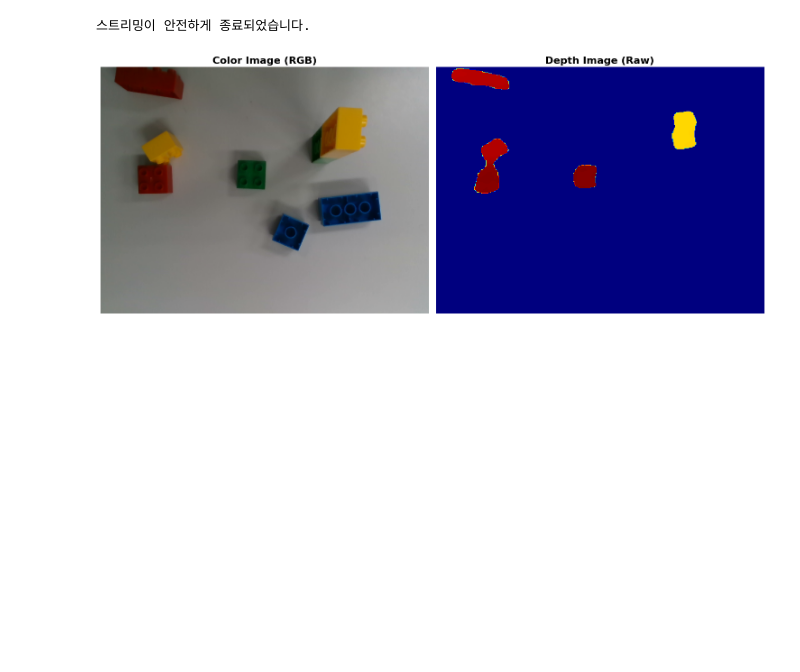
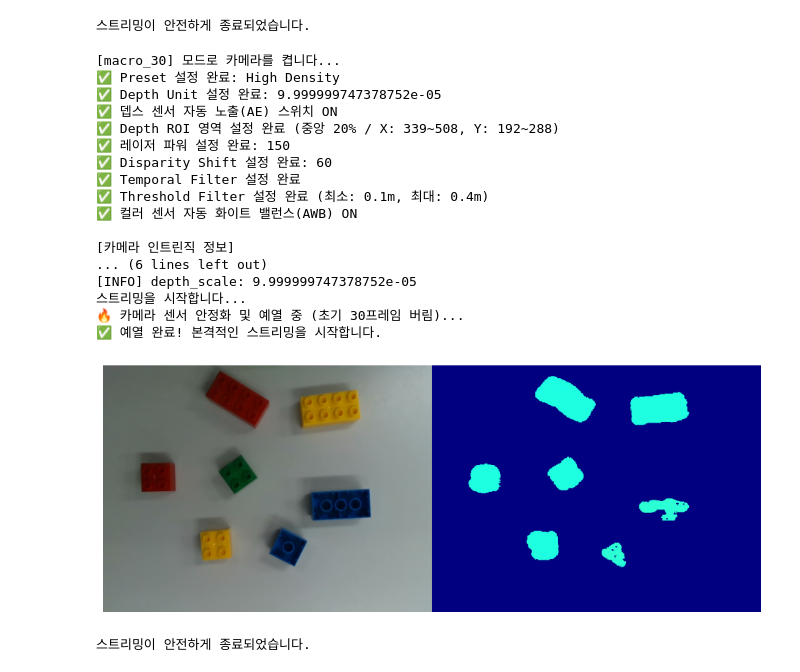
Before and after one commit to engineer0914/pointcloud_test, a Jupyter notebook: ttest/test.ipynb, the cells around one changed output. Cells and saved outputs as stored; diff of their text form; code cells hidden in the pictures; blank space fills up the shorter version.

```diff
--- a/ttest/test.ipynb
+++ b/ttest/test.ipynb
@@ -5310,7 +5310,7 @@ else:
 # %%
 import pyrealsense2 as rs
 import numpy as np
-
+import cv2
 # ==========================================
 # 🎯 카메라 상황별 맞춤 설정 (Profiles)
 # ==========================================
@@ -5331,7 +5331,7 @@ CAMERA_PROFILES = {
 
     # 2. 근접 30cm 모드: 듀플로 픽킹용 (정밀하고 어둡게)
     "macro_30": {
-        "preset_id": 3,              # High Accuracy (유광 블록 엣지 보존)
+        "preset_id": 4,              # High Accuracy (유광 블록 엣지 보존)
         "smooth_alpha": 0.1,         # 정지 상태에서 장노출 효과 (잔상 누적)
         "smooth_delta": 100,         # 노이즈를 찰흙처럼 강하게 뭉갬
         "min_dist": 0.10,
@@ -5615,25 +5615,68 @@ finally:
 # %%
 # depth_img, color_img
 
 import matplotlib.pyplot as plt
 
-# 1. 도화지(Figure) 준비: 1행 2열로 화면을 나눕니다.
-fig, axes = plt.subplots(1, 2, figsize=(15, 6))
+# 주피터 내 출력을 위한 matplotlib 피규어 준비
+fig, ax = plt.subplots(1, 1, figsize=(12, 6))
 
-# 2. 왼쪽 칸 (axes[0]): 컬러 이미지 출력
-axes[0].imshow(color_img)
-axes[0].set_title("Color Image (RGB)", fontsize=16, fontweight='bold')
-axes[0].axis('off') # 지저분한 X, Y축 눈금 숨기기
+current_mode = "macro_30" # "floor", "macro_30", "mid_50" 중 택 1
 
-# 3. 오른쪽 칸 (axes[1]): 뎁스 이미지 출력
-# 💡 꿀팁: 원본 뎁스(16비트 흑백)에 cmap='jet'를 주면 Matplotlib이 알아서
-# 최소/최대 거리를 계산해 무지개색으로 예쁘게 칠해줍니다!
-axes[1].imshow(depth_img, cmap='jet')
-axes[1].set_title("Depth Image (Raw)", fontsize=16, fontweight='bold')
-axes[1].axis('off')
+print(f"[{current_mode}] 모드로 카메라를 켭니다...")
 
-# 4. 여백을 깔끔하게 자동 조절하고 화면에 짠! 하고 보여주기
-plt.tight_layout()
-plt.show()
+pipeline, align, temp_filter, thres_filter = configure_realsense(**CAMERA_PROFILES[current_mode])
+
+
+intrinsics = get_aligned_intrinsics(pipeline)
+intrinsics_checker(pipeline)
+
+depth_scale = pipeline.get_active_profile().get_device().first_depth_sensor().get_depth_scale()
+print("[INFO] depth_scale:", depth_scale)
+
+print("스트리밍을 시작합니다...")
+
+print("🔥 카메라 센서 안정화 및 예열 중 (초기 30프레임 버림)...")
+for _ in range(30):
+    # wait_for_frames()만 호출하고, 변수에 담거나 처리하지 않고 그냥 허공에 날립니다.
+    pipeline.wait_for_frames()
+print("✅ 예열 완료! 본격적인 스트리밍을 시작합니다.\n")
+
+depth_img, color_img = get_aligned_frames(pipeline, align, temp_filter, thres_filter)
+
+depth_colormap = cv2.applyColorMap(cv2.convertScaleAbs(depth_img, alpha=0.03), cv2.COLORMAP_JET)
+depth_colormap_rgb = cv2.cvtColor(depth_colormap, cv2.COLOR_BGR2RGB)
+
+# 4. 컬러 영상과 뎁스 영상을 가로로 이어붙이기
+images = np.hstack((color_img, depth_colormap_rgb))
+
+# 5. 주피터 노트북에 실시간으로 그리기
+ax.clear()
+ax.imshow(images)
+ax.axis('off')
+
+display(fig)
+
+pipeline.stop()
+
+plt.close()
+print("스트리밍이 안전하게 종료되었습니다.")
 # %% [output]
+[macro_30] 모드로 카메라를 켭니다...
+✅ Preset 설정 완료: High Density
+✅ Depth Unit 설정 완료: 9.999999747378752e-05
+✅ 뎁스 센서 자동 노출(AE) 스위치 ON
+✅ Depth ROI 영역 설정 완료 (중앙 20% / X: 339~508, Y: 192~288)
+✅ 레이저 파워 설정 완료: 150
+✅ Disparity Shift 설정 완료: 60
+✅ Temporal Filter 설정 완료
+✅ Threshold Filter 설정 완료 (최소: 0.1m, 최대: 0.4m)
+✅ 컬러 센서 자동 화이트 밸런스(AWB) ON
+
+[카메라 인트린직 정보]
+... (6 lines left out)
+[INFO] depth_scale: 9.999999747378752e-05
+스트리밍을 시작합니다...
+🔥 카메라 센서 안정화 및 예열 중 (초기 30프레임 버림)...
+✅ 예열 완료! 본격적인 스트리밍을 시작합니다.
-[figure, old version]
+[figure, new version]
+스트리밍이 안전하게 종료되었습니다.
```
Also changed, not shown: parts of 3 cells of this notebook, 1 other file.
